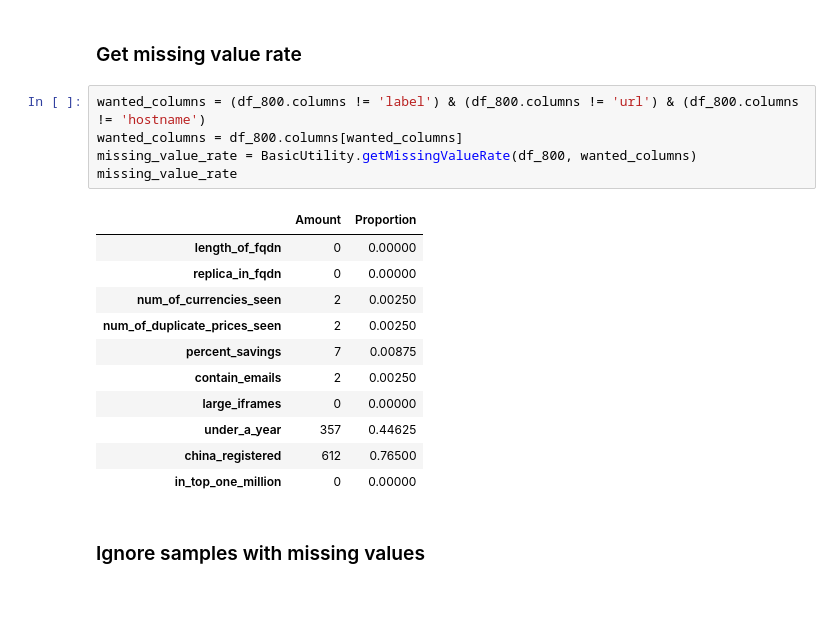
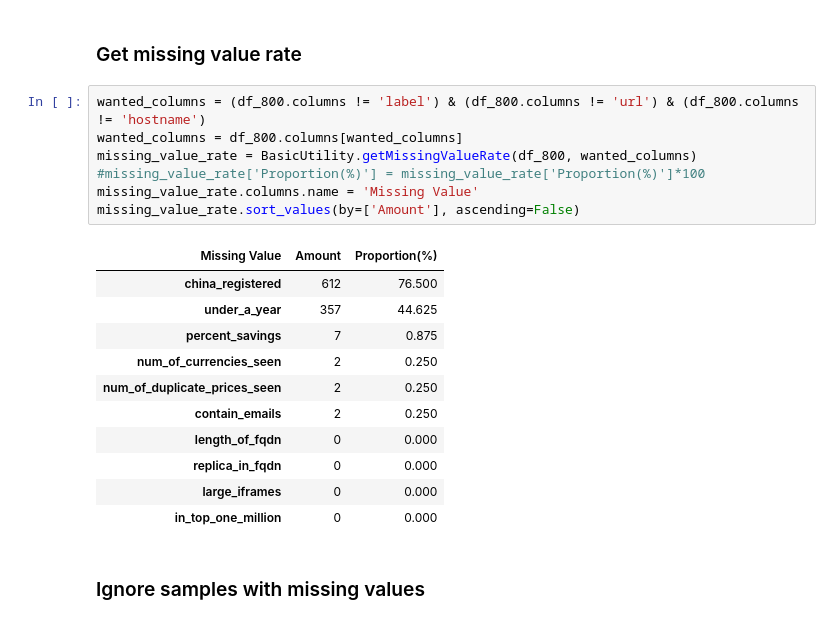
Before and after one commit to dannywu0820/Counterfeit_Website_Classification, a Jupyter notebook: main.ipynb, the cells around one changed output. Cells and saved outputs as stored; diff of their text form.

```diff
--- a/main.ipynb
+++ b/main.ipynb
@@ -130,20 +135,22 @@ df_800['in_top_one_million'] = df_800['in_top_one_million'].map({True: 1, False:
 # %%
 wanted_columns = (df_800.columns != 'label') & (df_800.columns != 'url') & (df_800.columns != 'hostname')
 wanted_columns = df_800.columns[wanted_columns]
 missing_value_rate = BasicUtility.getMissingValueRate(df_800, wanted_columns)
-missing_value_rate
+#missing_value_rate['Proportion(%)'] = missing_value_rate['Proportion(%)']*100
+missing_value_rate.columns.name = 'Missing Value'
+missing_value_rate.sort_values(by=['Amount'], ascending=False)
 # %% [output]
-|  | Amount | Proportion |
-| length_of_fqdn | 0 | 0.00000 |
-| replica_in_fqdn | 0 | 0.00000 |
-| num_of_currencies_seen | 2 | 0.00250 |
-| num_of_duplicate_prices_seen | 2 | 0.00250 |
-| percent_savings | 7 | 0.00875 |
-| contain_emails | 2 | 0.00250 |
-| large_iframes | 0 | 0.00000 |
-| under_a_year | 357 | 0.44625 |
-| china_registered | 612 | 0.76500 |
-| in_top_one_million | 0 | 0.00000 |
+| Missing Value | Amount | Proportion(%) |
+| china_registered | 612 | 76.500 |
+| under_a_year | 357 | 44.625 |
+| percent_savings | 7 | 0.875 |
+| num_of_currencies_seen | 2 | 0.250 |
+| num_of_duplicate_prices_seen | 2 | 0.250 |
+| contain_emails | 2 | 0.250 |
+| length_of_fqdn | 0 | 0.000 |
+| replica_in_fqdn | 0 | 0.000 |
+| large_iframes | 0 | 0.000 |
+| in_top_one_million | 0 | 0.000 |
 # %% [markdown]
 ### Ignore samples with missing values
 # %%
```
Also changed, not shown: parts of 41 cells of this notebook, 2 other files.
